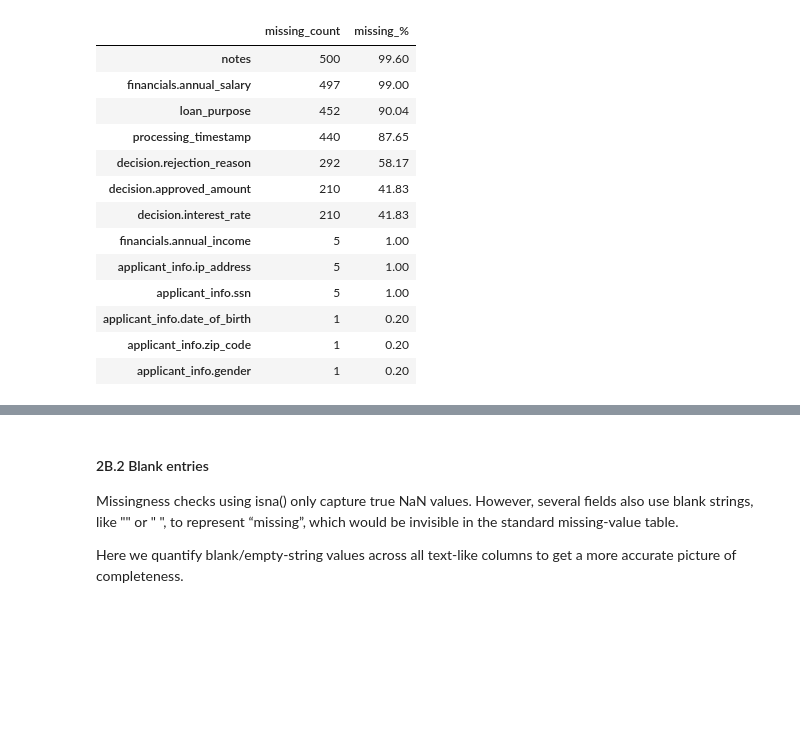
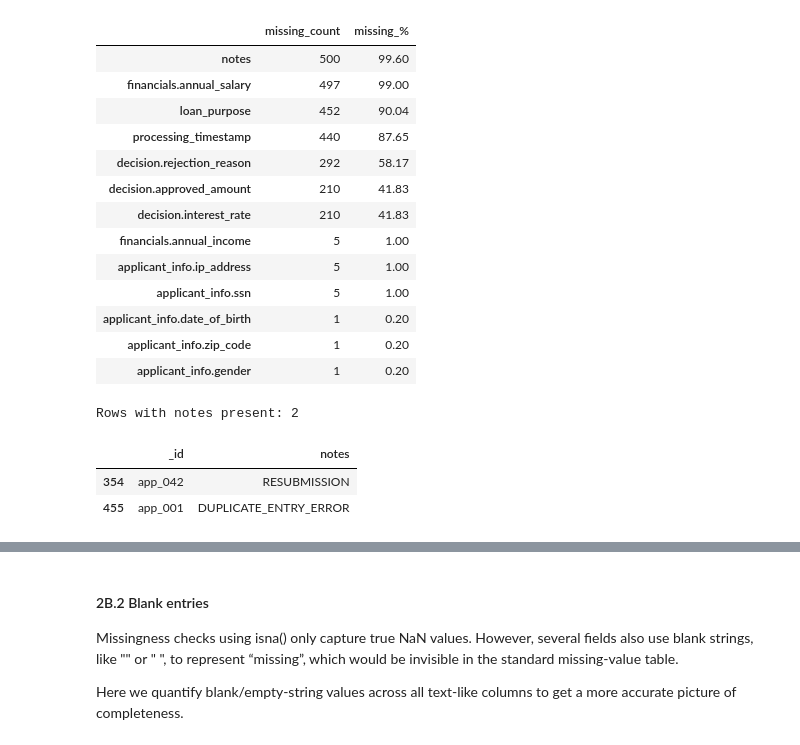
Before and after one commit to catarinapalma01/dego-project-team3, a Jupyter notebook: notebooks/01-data-quality.ipynb, the cells around one changed output, grey strips where cells are left out. Saved outputs shown, nothing was run; the diff lists cells and outputs as text; code cells hidden in the pictures; blank space fills up the shorter version.

```diff
--- a/notebooks/01-data-quality.ipynb
+++ b/notebooks/01-data-quality.ipynb
@@ -303,4 +302,16 @@ display(missing_table[missing_table["missing_count"] > 0])
 | applicant_info.date_of_birth | 1 | 0.20 |
 | applicant_info.zip_code | 1 | 0.20 |
 | applicant_info.gender | 1 | 0.20 |
+# %%
+# Rows where notes is present
+notes_present = df_raw["notes"].notna()
+
+print("Rows with notes present:", int(notes_present.sum()))
+
+display(df_raw.loc[notes_present, ["_id", "notes"]].head(5))
+# %% [output]
+Rows with notes present: 2
+|  | _id | notes |
+| 354 | app_042 | RESUBMISSION |
+| 455 | app_001 | DUPLICATE_ENTRY_ERROR |
 # %% [markdown]
```
Also changed, not shown: parts of 39 cells of this notebook, 2 other files.
